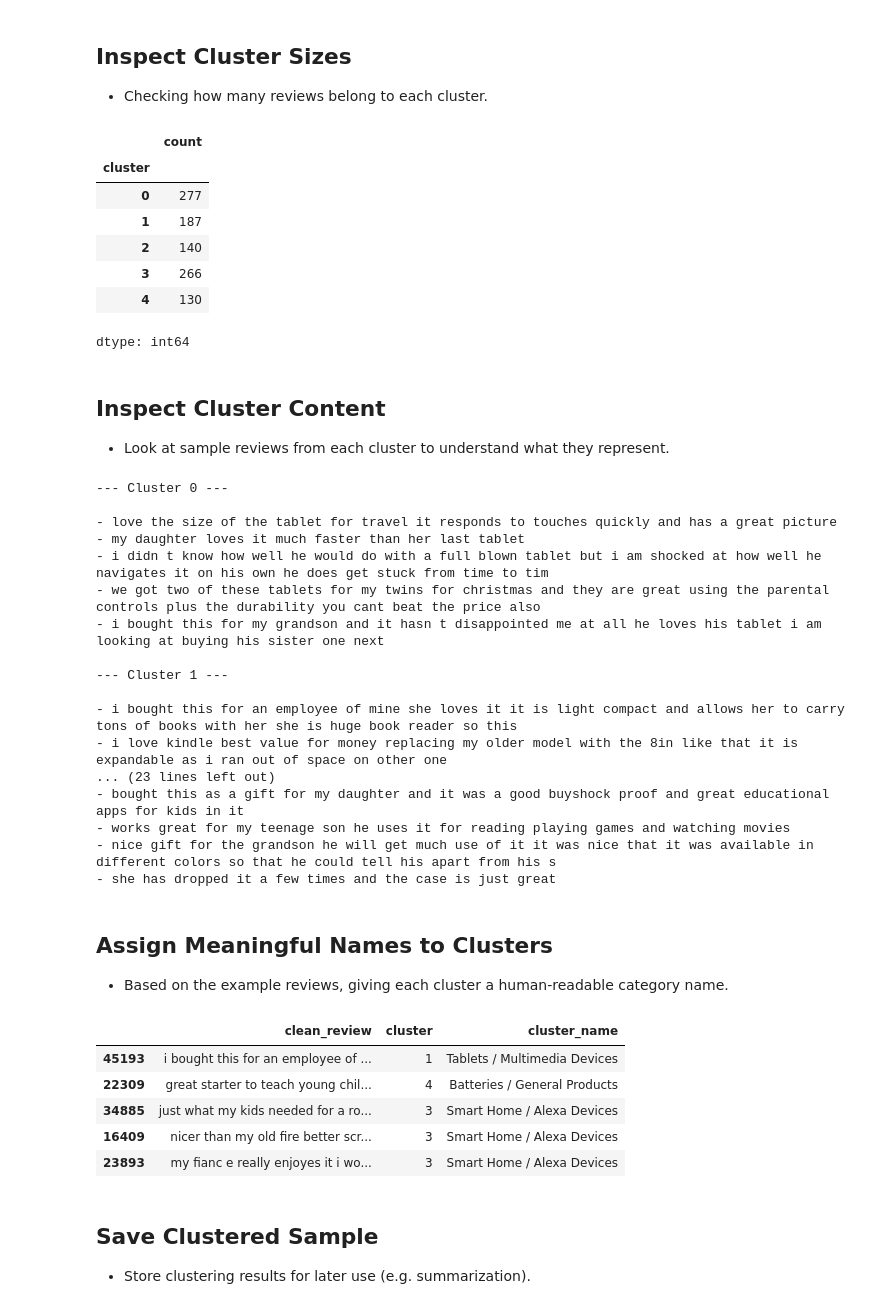
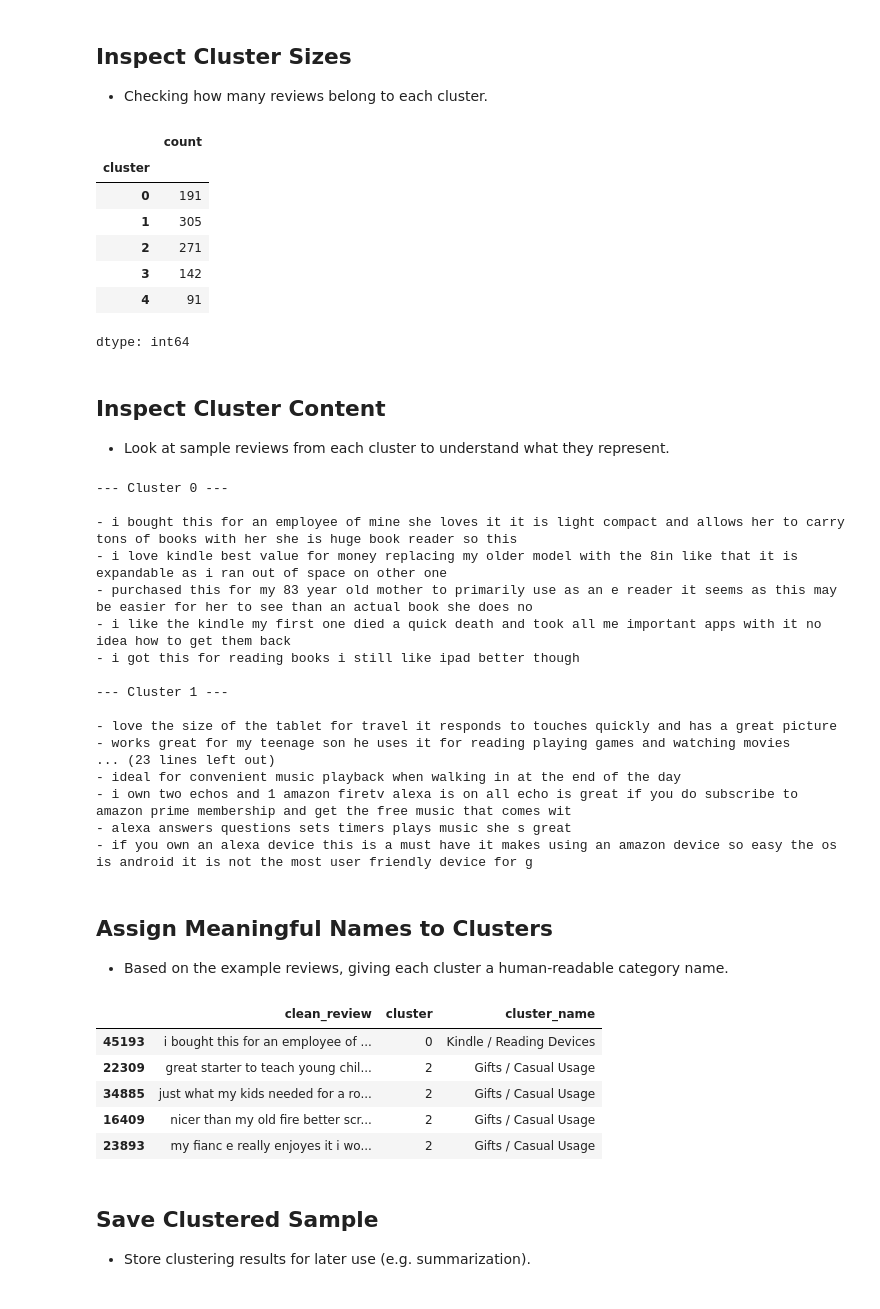
Before and after one commit to DimiGretsistas/Automated-Customers-Reviews-Project, a Jupyter notebook: notebooks/03_clustering.ipynb, the cells around one changed output. Cells and saved outputs as stored; diff of their text form; code cells hidden in the pictures.

```diff
--- a/notebooks/03_clustering.ipynb
+++ b/notebooks/03_clustering.ipynb
@@ -93,14 +93,10 @@ Notes:
 # %%
 from sklearn.cluster import KMeans
 
-#defining number of clusters (start with 5)
-k = 5
+kmeans = KMeans(
+    n_clusters=5,
+    random_state=42,
+    n_init=20
+)
 
-#creating and train KMeans
-kmeans = KMeans(n_clusters=k, random_state=42)
-
-#assigning cluster to each review
 sample_df["cluster"] = kmeans.fit_predict(embeddings)
-
-#checking results
-sample_df[["clean_review", "cluster"]].head()
@@ -120,11 +109,11 @@ sample_df["cluster"].value_counts().sort_index()
 # %% [output]
 |  | count |
 | cluster |  |
-| 0 | 277 |
-| 1 | 187 |
-| 2 | 140 |
-| 3 | 266 |
-| 4 | 130 |
+| 0 | 191 |
+| 1 | 305 |
+| 2 | 271 |
+| 3 | 142 |
+| 4 | 91 |
 dtype: int64
 # %% [markdown]
 ## Inspect Cluster Content
@@ -141,46 +130,46 @@ for cluster_id in sorted(sample_df["cluster"].unique()):
 # %% [output]
 --- Cluster 0 ---
 
-- love the size of the tablet for travel it responds to touches quickly and has a great picture
-- my daughter loves it much faster than her last tablet
-- i didn t know how well he would do with a full blown tablet but i am shocked at how well he navigates it on his own he does get stuck from time to tim
-- we got two of these tablets for my twins for christmas and they are great using the parental controls plus the durability you cant beat the price also
-- i bought this for my grandson and it hasn t disappointed me at all he loves his tablet i am looking at buying his sister one next
+- i bought this for an employee of mine she loves it it is light compact and allows her to carry tons of books with her she is huge book reader so this
+- i love kindle best value for money replacing my older model with the 8in like that it is expandable as i ran out of space on other one
+- purchased this for my 83 year old mother to primarily use as an e reader it seems as this may be easier for her to see than an actual book she does no
+- i like the kindle my first one died a quick death and took all me important apps with it no idea how to get them back
+- i got this for reading books i still like ipad better though
 
 --- Cluster 1 ---
 
-- i bought this for an employee of mine she loves it it is light compact and allows her to carry tons of books with her she is huge book reader so this
-- i love kindle best value for money replacing my older model with the 8in like that it is expandable as i ran out of space on other one
+- love the size of the tablet for travel it responds to touches quickly and has a great picture
+- works great for my teenage son he uses it for reading playing games and watching movies
 ... (23 lines left out)
-- bought this as a gift for my daughter and it was a good buyshock proof and great educational apps for kids in it
-- works great for my teenage son he uses it for reading playing games and watching movies
-- nice gift for the grandson he will get much use of it it was nice that it was available in different colors so that he could tell his apart from his s
-- she has dropped it a few times and the case is just great
+- ideal for convenient music playback when walking in at the end of the day
+- i own two echos and 1 amazon firetv alexa is on all echo is great if you do subscribe to amazon prime membership and get the free music that comes wit
+- alexa answers questions sets timers plays music she s great
+- if you own an alexa device this is a must have it makes using an amazon device so easy the os is android it is not the most user friendly device for g
 # %% [markdown]
 ## Assign Meaningful Names to Clusters
 - Based on the example reviews, giving each cluster a human-readable category name.
 # %%
 #assigning names manually based on what you observed
 cluster_names = {
     0: "Kindle / Reading Devices",
     1: "Tablets / Multimedia Devices",
     2: "Gifts / Casual Usage",
-    3: "Smart Home / Alexa Devices",
-    4: "Batteries / General Products"
+    3: "Batteries / General Products",
+    4: "Smart Home / Alexa Devices"
 }
 
 #mapping cluster ids to names
 sample_df["cluster_name"] = sample_df["cluster"].map(cluster_names)
 
 #checking result
 sample_df[["clean_review", "cluster", "cluster_name"]].head()
 # %% [output]
 |  | clean_review | cluster | cluster_name |
-| 45193 | i bought this for an employee of ... | 1 | Tablets / Multimedia Devices |
-| 22309 | great starter to teach young chil... | 4 | Batteries / General Products |
-| 34885 | just what my kids needed for a ro... | 3 | Smart Home / Alexa Devices |
-| 16409 | nicer than my old fire better scr... | 3 | Smart Home / Alexa Devices |
-| 23893 | my fianc e really enjoyes it i wo... | 3 | Smart Home / Alexa Devices |
+| 45193 | i bought this for an employee of ... | 0 | Kindle / Reading Devices |
+| 22309 | great starter to teach young chil... | 2 | Gifts / Casual Usage |
+| 34885 | just what my kids needed for a ro... | 2 | Gifts / Casual Usage |
+| 16409 | nicer than my old fire better scr... | 2 | Gifts / Casual Usage |
+| 23893 | my fianc e really enjoyes it i wo... | 2 | Gifts / Casual Usage |
 # %% [markdown]
 ## Save Clustered Sample
 - Store clustering results for later use (e.g. summarization).
```
Also changed, not shown: parts of 5 cells of this notebook.
